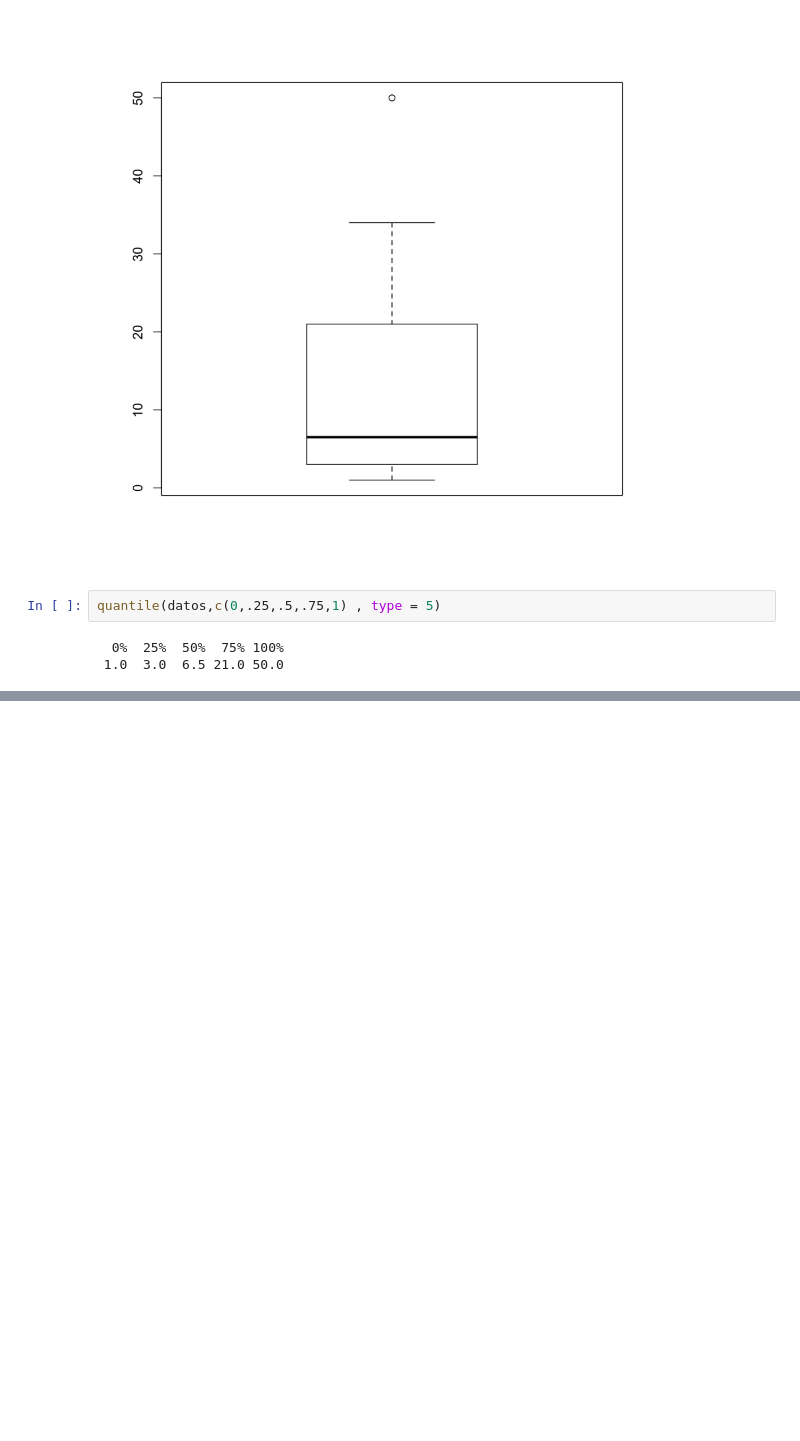
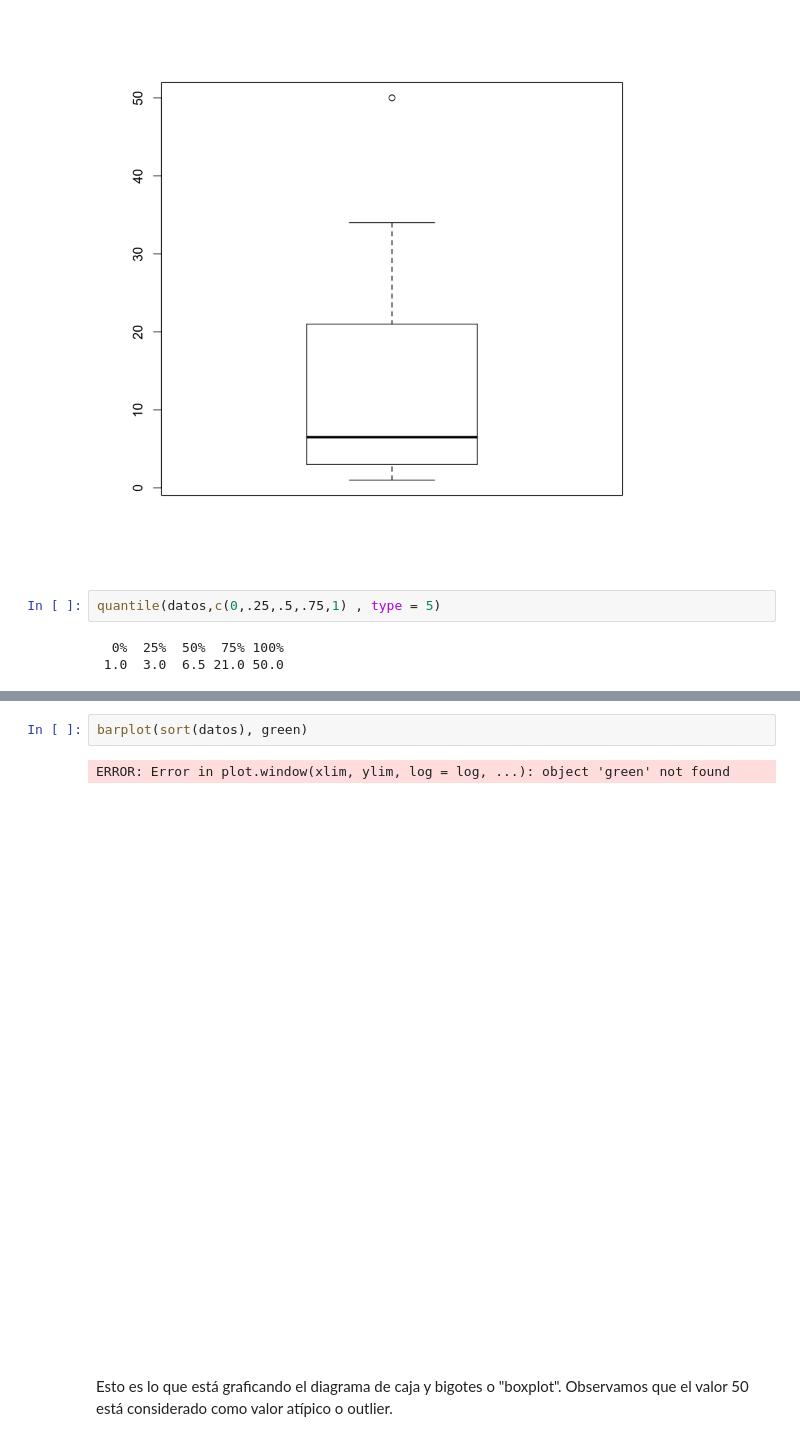
Before and after one commit to FerminAcosta/Propedeutico-R, a Jupyter notebook: Practica 1.ipynb, the cells around one changed output, grey strips where cells are left out. Cells and saved outputs as stored; diff of their text form; blank space fills up the shorter version.

```diff
--- a/Practica 1.ipynb
+++ b/Practica 1.ipynb
@@ -413,0 +428,7 @@ quantile(datos,c(0,.25,.5,.75,1) , type = 5)
+# %%
+barplot(sort(datos), green)
+# %% [output]
+ERROR: Error in plot.window(xlim, ylim, log = log, ...): object 'green' not found
+[figure, added]
+# %% [markdown]
+Esto  es lo que está graficando el diagrama de caja y bigotes o "boxplot". Observamos que el valor 50 está considerado como valor atípico o outlier.
```
Also changed, not shown: parts of 5 cells of this notebook, 6 other files.
